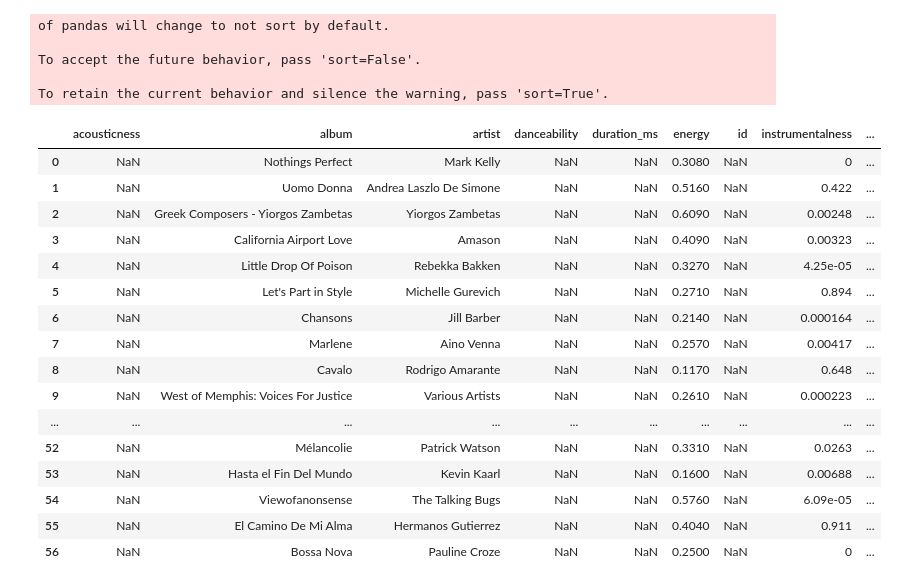
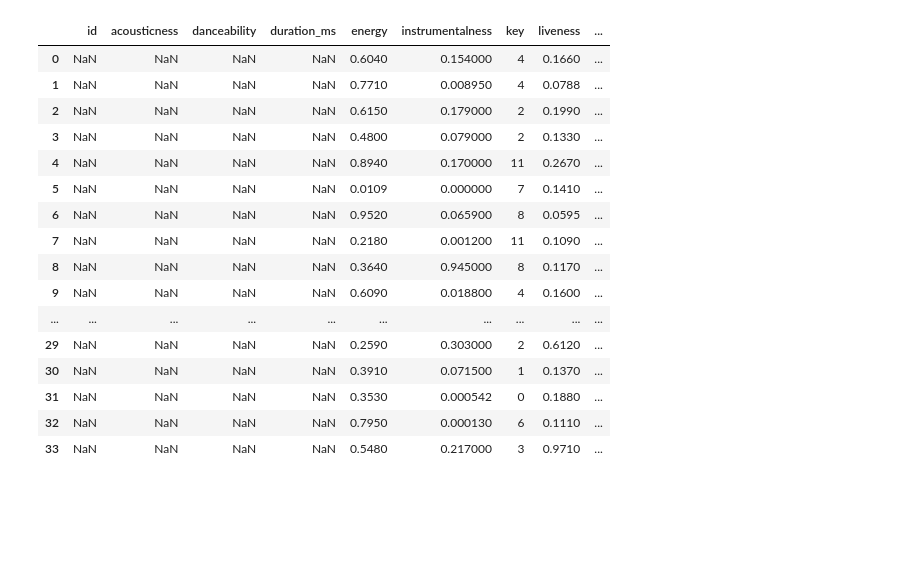
Before and after one commit to cankurttekin/spotify-song-recommender, a Jupyter notebook: spotifyrecommendations.ipynb, the cells around one changed output. Saved outputs shown, nothing was run; the diff lists cells and outputs as text; code cells hidden in the pictures; blank space fills up the shorter version.

```diff
--- a/spotifyrecommendations.ipynb
+++ b/spotifyrecommendations.ipynb
@@ -33,7 +28,7 @@ import spotipy.util as util
 # %%
 # spotify api credentials
-cid = '***'
-secret = '***'
+cid = 'client id here'
+secret = 'secret hee'
 redirect_uri='http://localhost:8000/callback'
-username = 'cankurttekin'
+username = 'spotify username here'
 # %%
@@ -119,26 +96,23 @@ def analyze_playlist(creator, playlist_id):
+# %%
+playlist_id = '4gBzNWPlHaIgRLg3dGjtPa'
 # %%
-analyze_playlist('**','***')
+analyze_playlist(username, playlist_id)
 # %% [output]
-of pandas will change to not sort by default.
-
-To accept the future behavior, pass 'sort=False'.
-
-To retain the current behavior and silence the warning, pass 'sort=True'.
-|  | acousticness | album | artist | danceability | duration_ms | energy | id | instrumentalness | ... |
-| 0 | NaN | Nothings Perfect | Mark Kelly | NaN | NaN | 0.3080 | NaN | 0 | ... |
-| 1 | NaN | Uomo Donna | Andrea Laszlo De Simone | NaN | NaN | 0.5160 | NaN | 0.422 | ... |
-| 2 | NaN | Greek Composers - Yiorgos Zambetas | Yiorgos Zambetas | NaN | NaN | 0.6090 | NaN | 0.00248 | ... |
-| 3 | NaN | California Airport Love | Amason | NaN | NaN | 0.4090 | NaN | 0.00323 | ... |
-| 4 | NaN | Little Drop Of Poison | Rebekka Bakken | NaN | NaN | 0.3270 | NaN | 4.25e-05 | ... |
-| 5 | NaN | Let's Part in Style | Michelle Gurevich | NaN | NaN | 0.2710 | NaN | 0.894 | ... |
-| 6 | NaN | Chansons | Jill Barber | NaN | NaN | 0.2140 | NaN | 0.000164 | ... |
-| 7 | NaN | Marlene | Aino Venna | NaN | NaN | 0.2570 | NaN | 0.00417 | ... |
-| 8 | NaN | Cavalo | Rodrigo Amarante | NaN | NaN | 0.1170 | NaN | 0.648 | ... |
-| 9 | NaN | West of Memphis: Voices For Justice | Various Artists | NaN | NaN | 0.2610 | NaN | 0.000223 | ... |
+|  | id | acousticness | danceability | duration_ms | energy | instrumentalness | key | liveness | ... |
+| 0 | NaN | NaN | NaN | NaN | 0.6040 | 0.154000 | 4 | 0.1660 | ... |
+| 1 | NaN | NaN | NaN | NaN | 0.7710 | 0.008950 | 4 | 0.0788 | ... |
+| 2 | NaN | NaN | NaN | NaN | 0.6150 | 0.179000 | 2 | 0.1990 | ... |
+| 3 | NaN | NaN | NaN | NaN | 0.4800 | 0.079000 | 2 | 0.1330 | ... |
+| 4 | NaN | NaN | NaN | NaN | 0.8940 | 0.170000 | 11 | 0.2670 | ... |
+| 5 | NaN | NaN | NaN | NaN | 0.0109 | 0.000000 | 7 | 0.1410 | ... |
+| 6 | NaN | NaN | NaN | NaN | 0.9520 | 0.065900 | 8 | 0.0595 | ... |
+| 7 | NaN | NaN | NaN | NaN | 0.2180 | 0.001200 | 11 | 0.1090 | ... |
+| 8 | NaN | NaN | NaN | NaN | 0.3640 | 0.945000 | 8 | 0.1170 | ... |
+| 9 | NaN | NaN | NaN | NaN | 0.6090 | 0.018800 | 4 | 0.1600 | ... |
 | ... | ... | ... | ... | ... | ... | ... | ... | ... | ... |
-| 52 | NaN | Mélancolie | Patrick Watson | NaN | NaN | 0.3310 | NaN | 0.0263 | ... |
-| 53 | NaN | Hasta el Fin Del Mundo | Kevin Kaarl | NaN | NaN | 0.1600 | NaN | 0.00688 | ... |
-| 54 | NaN | Viewofanonsense | The Talking Bugs | NaN | NaN | 0.5760 | NaN | 6.09e-05 | ... |
-| 55 | NaN | El Camino De Mi Alma | Hermanos Gutierrez | NaN | NaN | 0.4040 | NaN | 0.911 | ... |
-| 56 | NaN | Bossa Nova | Pauline Croze | NaN | NaN | 0.2500 | NaN | 0 | ... |
+| 29 | NaN | NaN | NaN | NaN | 0.2590 | 0.303000 | 2 | 0.6120 | ... |
+| 30 | NaN | NaN | NaN | NaN | 0.3910 | 0.071500 | 1 | 0.1370 | ... |
+| 31 | NaN | NaN | NaN | NaN | 0.3530 | 0.000542 | 0 | 0.1880 | ... |
+| 32 | NaN | NaN | NaN | NaN | 0.7950 | 0.000130 | 6 | 0.1110 | ... |
+| 33 | NaN | NaN | NaN | NaN | 0.5480 | 0.217000 | 3 | 0.9710 | ... |
 # %%
```
Also changed, not shown: parts of 50 cells of this notebook, 7 other files.
